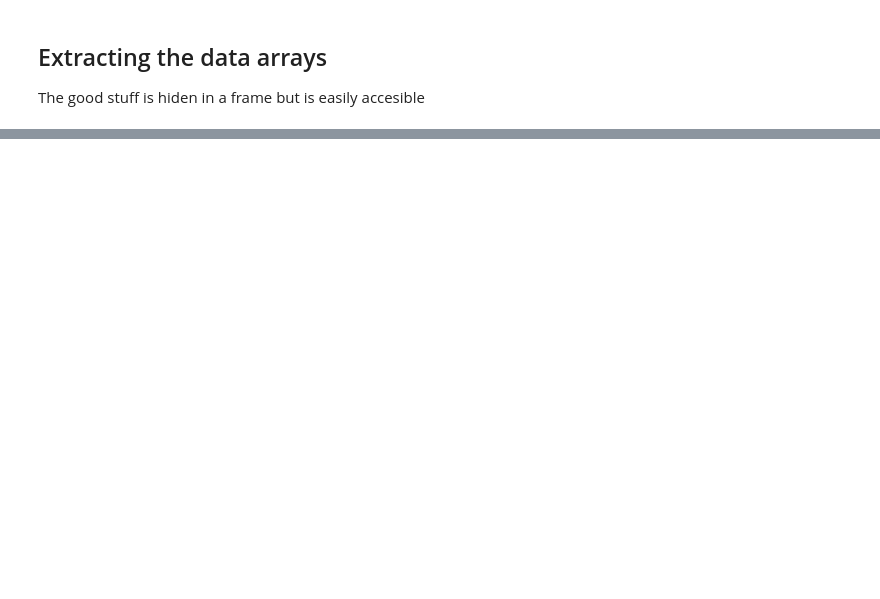
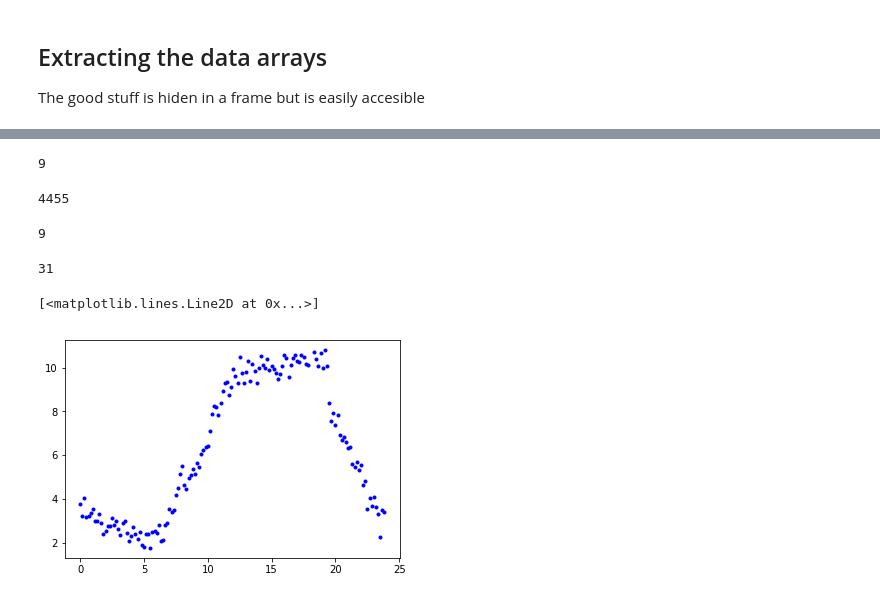
Before and after one commit to macbuse/ROMMA, a Jupyter notebook: romma_again.ipynb, the cells around one changed output, grey strips where cells are left out. Saved outputs shown, nothing was run; the diff lists cells and outputs as text; code cells hidden in the pictures; blank space fills up the shorter version.

```diff
--- a/romma_again.ipynb
+++ b/romma_again.ipynb
@@ -163,0 +251,31 @@ plt.plot(range(len(trans)),trans,'rx')
+# %%
+4464 - 4455
+# %% [output]
+9
+# %%
+tt = get_station(ref_num=109)
+meteo = html2arrays(tt)
+len(meteo['time'])
+# %% [output]
+4455
+# %%
+index = (meteo['time'] - meteo['time'][0])/600000
+index = index.astype(np.int32)
+# %%
+uu = np.diff(index)
+sum( uu[uu > min(uu)] - min(uu) )
+# %% [output]
+9
+# %%
+4464 // 24 //6
+# %% [output]
+31
+# %%
+fix = np.zeros(4464)
+fix[index] = meteo['vent']
+ndays = 31
+mm = fix.reshape(ndays, 24*6)/ndays
+plt.plot(times, np.sum(mm, axis=0), 'b.')
+# %% [output]
+[<matplotlib.lines.Line2D at 0x...>]
+[figure, added]
```
Also changed, not shown: parts of 21 cells of this notebook, 1 other file.
